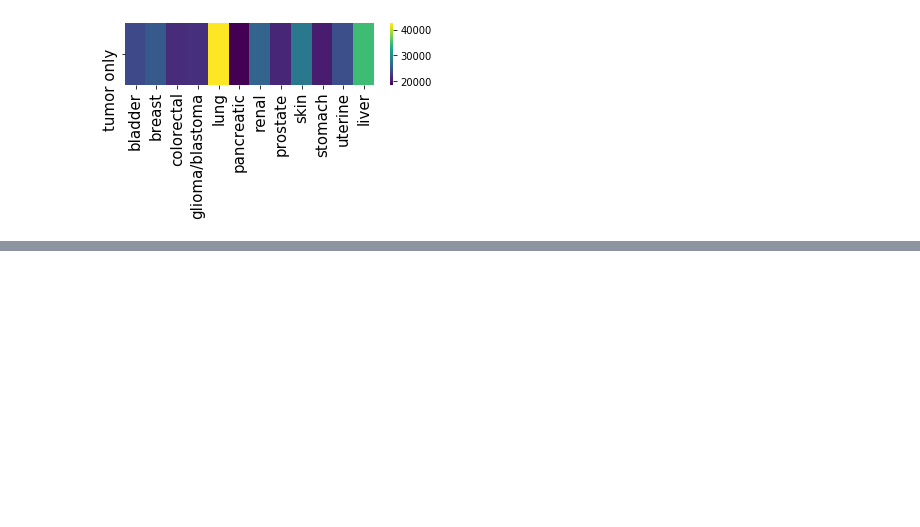
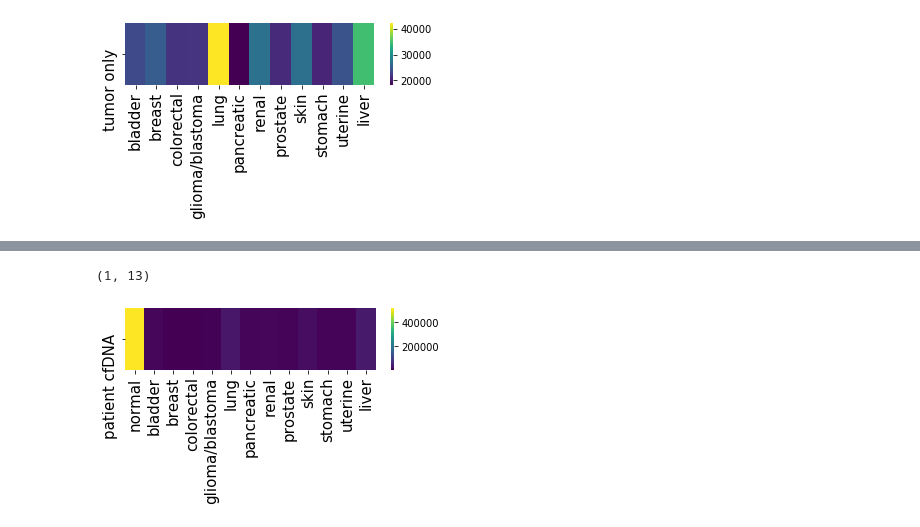
Before and after one commit to Beth526/metis_project_5, a Jupyter notebook: Simple_CNN.ipynb, the cells around one changed output, grey strips where cells are left out. Cells and saved outputs as stored; diff of their text form; code cells hidden in the pictures; blank space fills up the shorter version.

```diff
--- a/Simple_CNN.ipynb
+++ b/Simple_CNN.ipynb
@@ -1104,0 +1221,6 @@ del patient_data, ctDNA_predictions
+# %%
+patient_data = patient_data[:,:,:,:-1]
+# %%
+ctDNA_predictions = model.predict(patient_data)
+# %%
+results = pd.Series(np.argmax(ctDNA_predictions,axis=1)).value_counts().sort_index()
@@ -1104,0 +1244,19 @@ del patient_data, ctDNA_predictions
+# %%
+results = np.array(results)
+# %%
+results.reshape([-1,13]).shape
+# %% [output]
+(1, 13)
+# %%
+plt.figure(figsize=(5,3))
+import seaborn as sns
+sns.heatmap(results.reshape([-1,13]), cmap='viridis',yticklabels=['patient cfDNA'],xticklabels=['normal','bladder','breast','colorectal',\
+                                               'glioma/blastoma','lung','pancreatic','renal','prostate','skin','stomach','uterine','liver'],
+           );
+plt.tight_layout()
+plt.yticks(fontsize=15)
+plt.xticks(fontsize=15)
+plt.tight_layout()
+plt.savefig('patient_2_heatmap.jpg')
+# %% [output]
+[figure, added]
```
Also changed, not shown: parts of 64 cells of this notebook, 7 other files.
